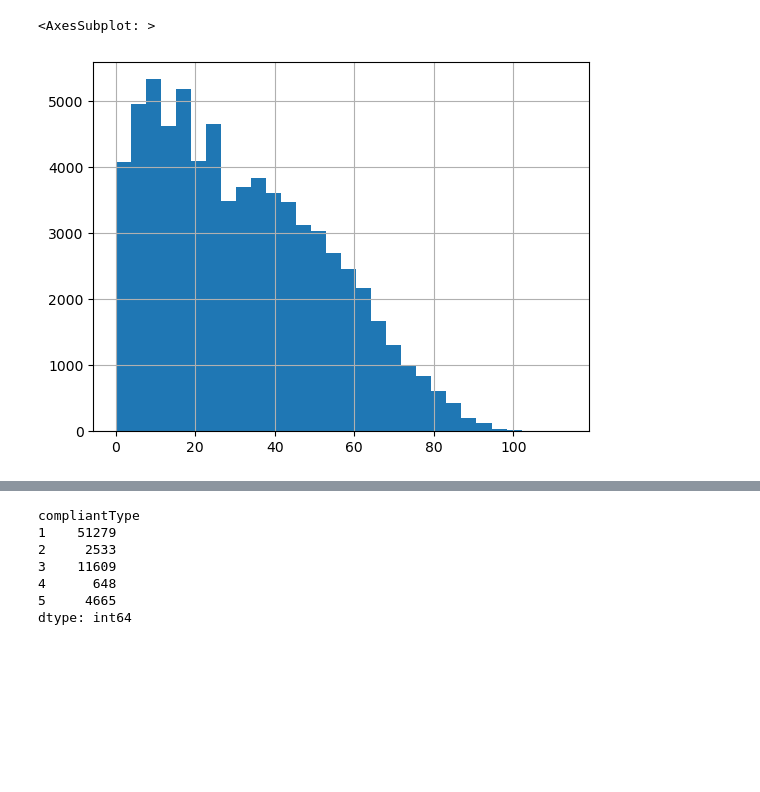
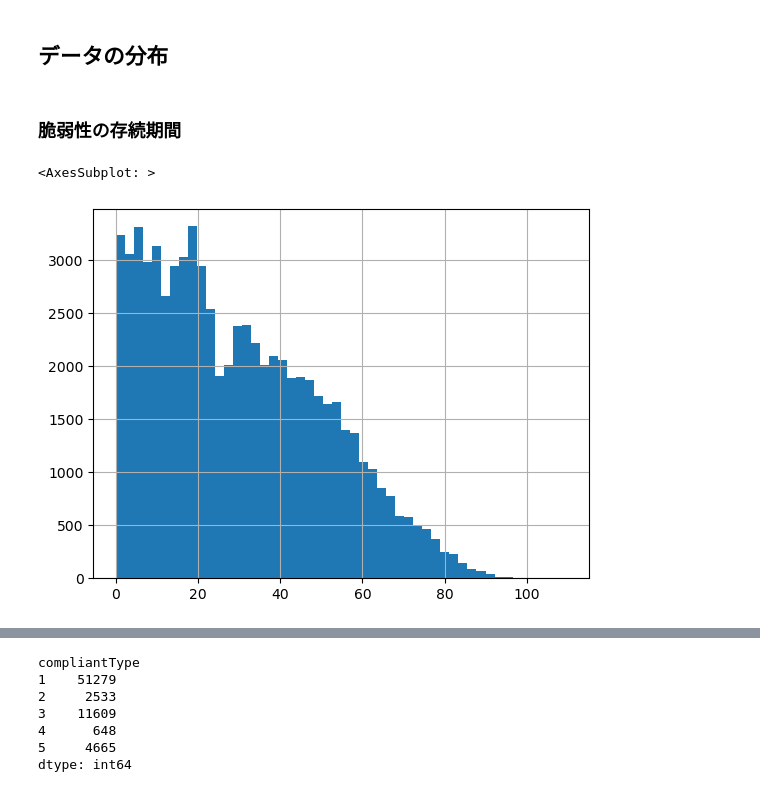
Before and after one commit to yamoyamoto/lib_network_research, a Jupyter notebook: analyzer/exprore_npm_vul_analyze_data.ipynb, the cells around one changed output, grey strips where cells are left out. Cells and saved outputs as stored; diff of their text form; code cells hidden in the pictures; blank space fills up the shorter version.

```diff
--- a/analyzer/exprore_npm_vul_analyze_data.ipynb
+++ b/analyzer/exprore_npm_vul_analyze_data.ipynb
@@ -5,4 +43,4 @@ import datetime
 # %%
-vul_data = pd.read_csv("./../vulnerability/npm_vul_data_before_2019_last_100.csv",delimiter=",")
+vul_data = pd.read_csv("./affected_packages_npm_with_all.csv",delimiter=",")
 vul_data
 # %% [output]
@@ -56,7 +84,9 @@ Length: 82, dtype: int64
 # %%
-vul_end_last_datetime = datetime.datetime(2020, 5, 1, 0, 0, 0, 0)
+parsed_datetime = datetime.datetime(2023, 1, 1, 0, 0, 0, 0)
+vul_end_last_datetime = datetime.datetime(2020, 1, 12, 0, 0, 0, 0)
 
-vul_data["vul_end_datetime"] = vul_data["vul_end_datetime"].where(vul_data["vul_end_timestamp"] < 1674091000, vul_end_last_datetime.strftime('%Y-%m-%d %H:%M:%S'))
-vul_data["vul_end_timestamp"] = vul_data["vul_end_timestamp"].where(vul_data["vul_end_timestamp"] < 1674091000, vul_end_last_datetime.timestamp())
+vul_data["vul_end_datetime"] = vul_data["vul_end_datetime"].where(vul_data["vul_end_timestamp"] < parsed_datetime.timestamp(), vul_end_last_datetime.strftime('%Y-%m-%d %H:%M:%S'))
+vul_data["vul_end_timestamp"] = vul_data["vul_end_timestamp"].where(vul_data["vul_end_timestamp"] < parsed_datetime.timestamp(), vul_end_last_datetime.timestamp())
 vul_data["vul_months"] = (vul_data["vul_end_timestamp"] - vul_data["vul_start_timestamp"]) / (3600 * 24 * 30)
 vul_data
+vul_data["status"] = vul_data["vul_end_timestamp"] < vul_end_last_datetime.timestamp()
@@ -77,5 +93,9 @@ vul_data
+# %% [markdown]
+## データの分布
+# %% [markdown]
+### 脆弱性の存続期間
 # %%
-vul_data["vul_months"].hist(bins=30)
+vul_data["vul_months"].hist(bins=50)
 # %% [output]
 <AxesSubplot: >
-[figure, old version]
+[figure, new version]
```
Also changed, not shown: parts of 39 cells of this notebook.
